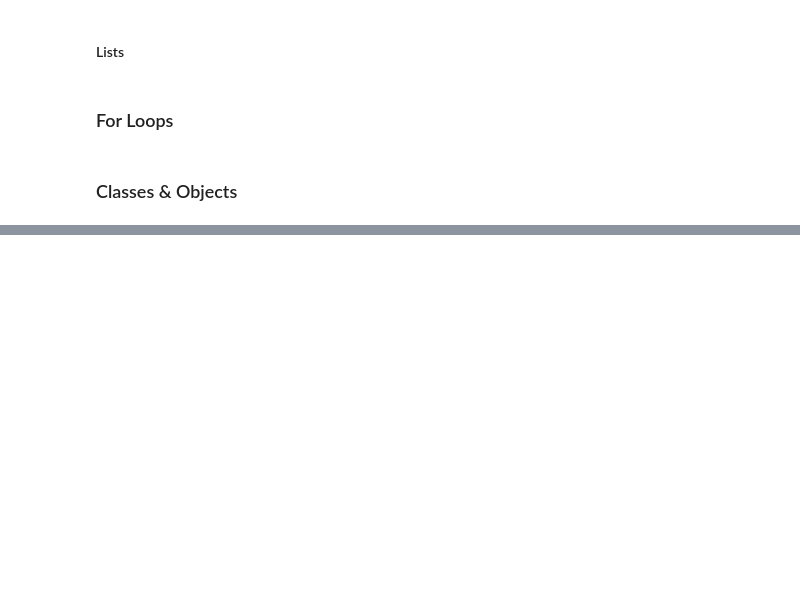
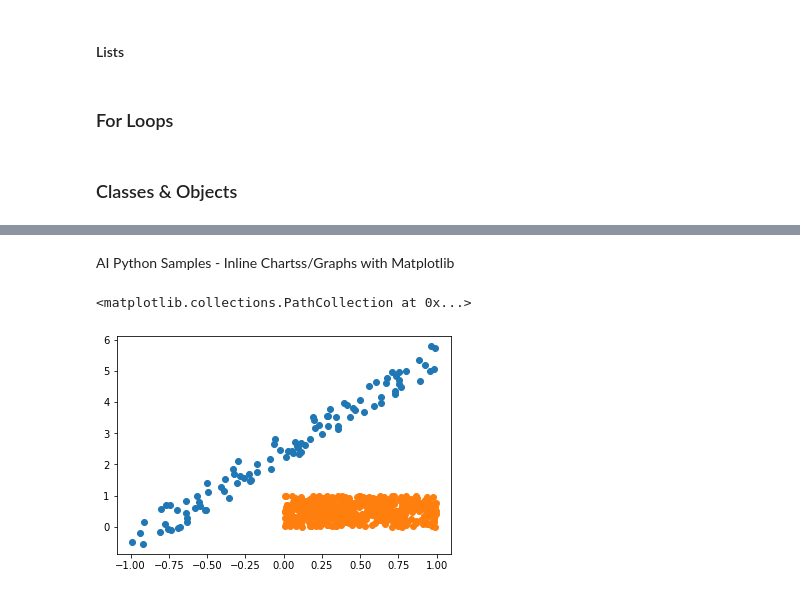
Before and after one commit to thepisgahgeographer/GIS_Machine_Learning, a Jupyter notebook: Python_Samples.ipynb, the cells around one changed output, grey strips where cells are left out. Cells and saved outputs as stored; diff of their text form; code cells hidden in the pictures; blank space fills up the shorter version.

```diff
--- a/Python_Samples.ipynb
+++ b/Python_Samples.ipynb
@@ -134,0 +133,27 @@ Shinny Creek Sawtooth
+# %% [markdown]
+AI Python Samples - Inline Chartss/Graphs with Matplotlib
+# %%
+%matplotlib inline
+import matplotlib as plt
+from fastai.basics import *
+
+n = 100
+x = torch.ones(n,2)
+x[:,0].uniform_(-1.,1)
+x[:5]
+
+a = tensor(3.,2); a
+
+y = x@a + torch.rand(n)
+#print(x)
+one = plt.scatter(x[:,0], y)
+one
+
+N = 500
+x = np.random.rand(N)
+y = np.random.rand(N)
+two = plt.scatter(x,y)
+two
+# %% [output]
+<matplotlib.collections.PathCollection at 0x...>
+[figure, added]
```
Also changed, not shown: parts of 1 cell of this notebook, 2 other files.
